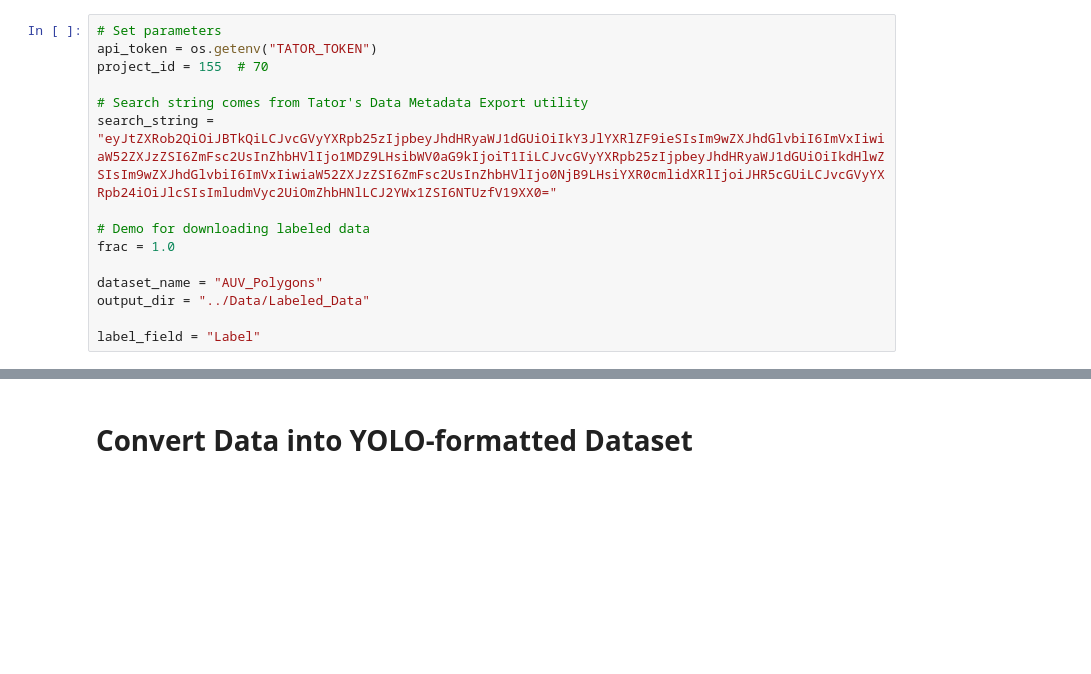
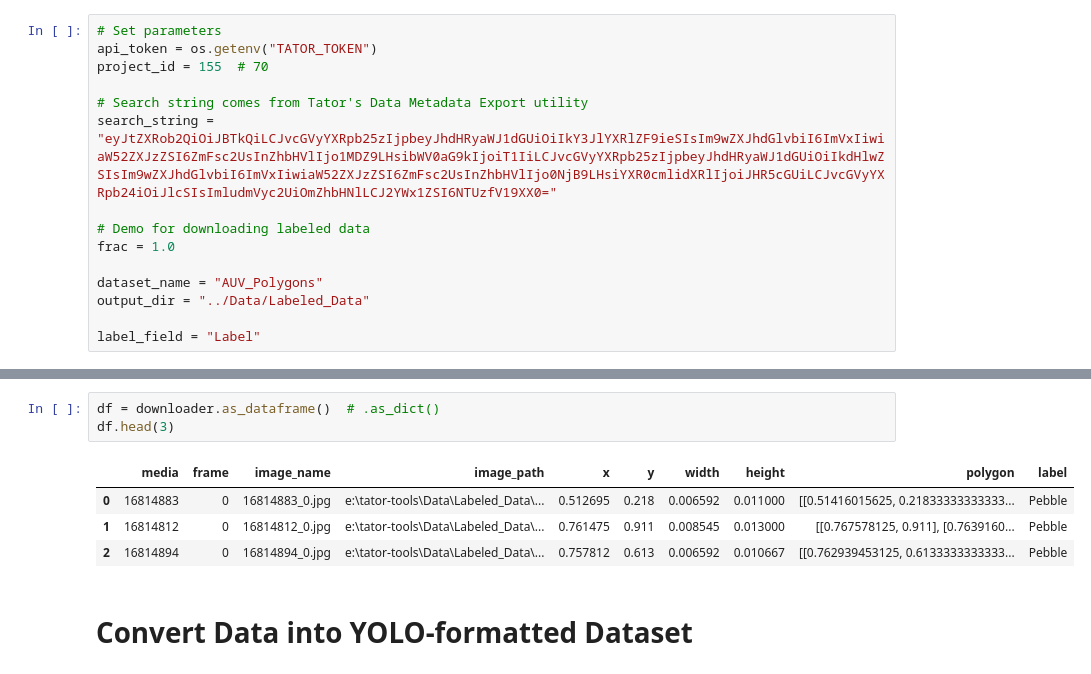
Before and after one commit to Jordan-Pierce/Benthic-Mapping, a Jupyter notebook: notebooks/example.ipynb, the cells around one changed output, grey strips where cells are left out. Drawn from its saved outputs; the diff is of its cells as text; blank space fills up the shorter version.

```diff
--- a/notebooks/example.ipynb
+++ b/notebooks/example.ipynb
@@ -180,2 +92,10 @@ plt.show()
+# %%
+df = downloader.as_dataframe()  # .as_dict()
+df.head(3)
+# %% [output]
+|  | media | frame | image_name | image_path | x | y | width | height | polygon | label |
+| 0 | 16814883 | 0 | 16814883_0.jpg | e:\tator-tools\Data\Labeled_Data\... | 0.512695 | 0.218 | 0.006592 | 0.011000 | [[0.51416015625, 0.21833333333333... | Pebble |
+| 1 | 16814812 | 0 | 16814812_0.jpg | e:\tator-tools\Data\Labeled_Data\... | 0.761475 | 0.911 | 0.008545 | 0.013000 | [[0.767578125, 0.911], [0.7639160... | Pebble |
+| 2 | 16814894 | 0 | 16814894_0.jpg | e:\tator-tools\Data\Labeled_Data\... | 0.757812 | 0.613 | 0.006592 | 0.010667 | [[0.762939453125, 0.6133333333333... | Pebble |
 # %% [markdown]
 # Convert Data into YOLO-formatted Dataset
```
Also changed, not shown: parts of 14 cells of this notebook, 11 other files.
